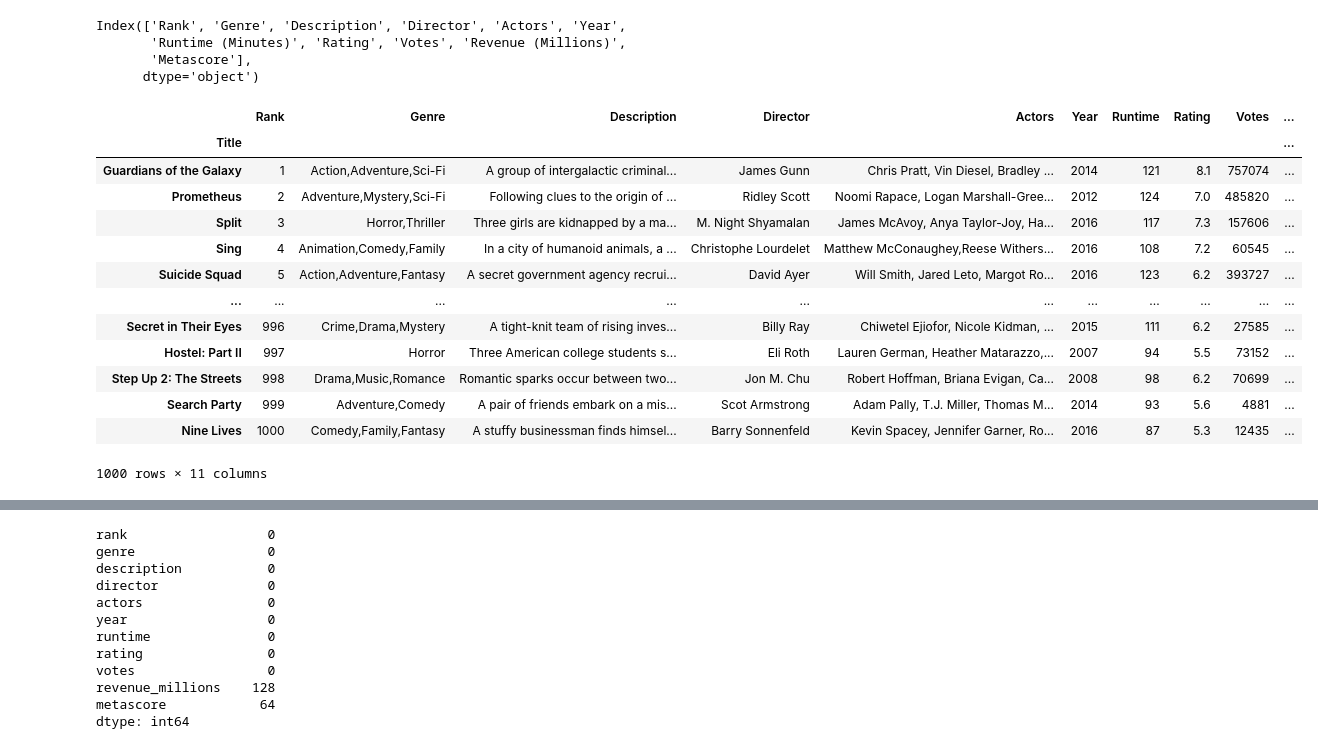
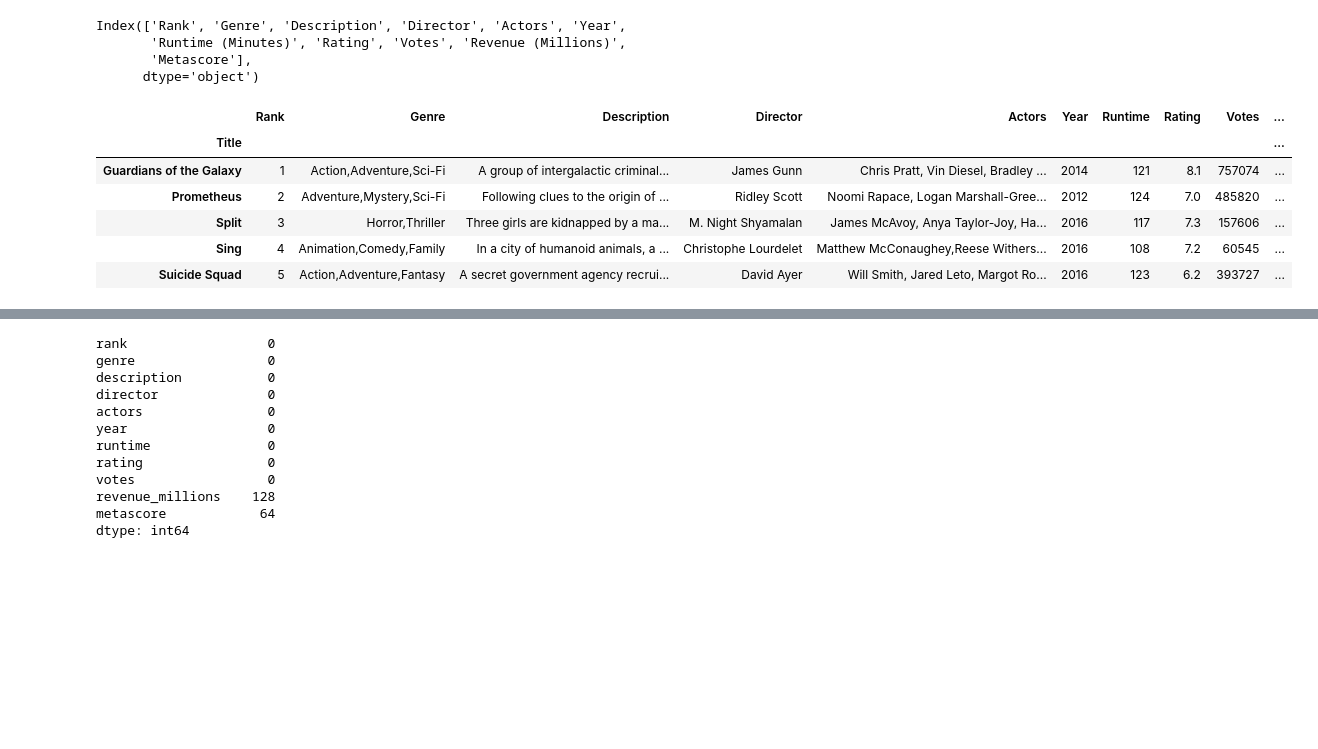
Before and after one commit to TurnipGuy30/Jupyter, a Jupyter notebook: Jupyter/Pandas.ipynb, the cells around one changed output, grey strips where cells are left out. Drawn from its saved outputs; the diff is of its cells as text; code cells hidden in the pictures; blank space fills up the shorter version.

```diff
--- a/Jupyter/Pandas.ipynb
+++ b/Jupyter/Pandas.ipynb
@@ -165,25 +144,18 @@ Index(['Rank', 'Genre', 'Description', 'Director', 'Actors', 'Year',
 # %%
 # rename columns
 movies_df.rename(columns={
 	'Runtime (Minutes)': 'Runtime',
 	'Revenue (Millions)': 'Revenue_millions'
 }, inplace=True)
-movies_df
+movies_df.head()
 # %% [output]
 |  | Rank | Genre | Description | Director | Actors | Year | Runtime | Rating | Votes | ... |
 | Title |  |  |  |  |  |  |  |  |  | ... |
 | Guardians of the Galaxy | 1 | Action,Adventure,Sci-Fi | A group of intergalactic criminal... | James Gunn | Chris Pratt, Vin Diesel, Bradley ... | 2014 | 121 | 8.1 | 757074 | ... |
 | Prometheus | 2 | Adventure,Mystery,Sci-Fi | Following clues to the origin of ... | Ridley Scott | Noomi Rapace, Logan Marshall-Gree... | 2012 | 124 | 7.0 | 485820 | ... |
 | Split | 3 | Horror,Thriller | Three girls are kidnapped by a ma... | M. Night Shyamalan | James McAvoy, Anya Taylor-Joy, Ha... | 2016 | 117 | 7.3 | 157606 | ... |
 | Sing | 4 | Animation,Comedy,Family | In a city of humanoid animals, a ... | Christophe Lourdelet | Matthew McConaughey,Reese Withers... | 2016 | 108 | 7.2 | 60545 | ... |
 | Suicide Squad | 5 | Action,Adventure,Fantasy | A secret government agency recrui... | David Ayer | Will Smith, Jared Leto, Margot Ro... | 2016 | 123 | 6.2 | 393727 | ... |
-| ... | ... | ... | ... | ... | ... | ... | ... | ... | ... | ... |
-| Secret in Their Eyes | 996 | Crime,Drama,Mystery | A tight-knit team of rising inves... | Billy Ray | Chiwetel Ejiofor, Nicole Kidman, ... | 2015 | 111 | 6.2 | 27585 | ... |
-| Hostel: Part II | 997 | Horror | Three American college students s... | Eli Roth | Lauren German, Heather Matarazzo,... | 2007 | 94 | 5.5 | 73152 | ... |
-| Step Up 2: The Streets | 998 | Drama,Music,Romance | Romantic sparks occur between two... | Jon M. Chu | Robert Hoffman, Briana Evigan, Ca... | 2008 | 98 | 6.2 | 70699 | ... |
-| Search Party | 999 | Adventure,Comedy | A pair of friends embark on a mis... | Scot Armstrong | Adam Pally, T.J. Miller, Thomas M... | 2014 | 93 | 5.6 | 4881 | ... |
-| Nine Lives | 1000 | Comedy,Family,Fantasy | A stuffy businessman finds himsel... | Barry Sonnenfeld | Kevin Spacey, Jennifer Garner, Ro... | 2016 | 87 | 5.3 | 12435 | ... |
-1000 rows × 11 columns
 # %%
 # rename all columns to lowercase
 movies_df.columns = [col.lower() for col in movies_df]
```
Also changed, not shown: parts of 12 cells of this notebook.
